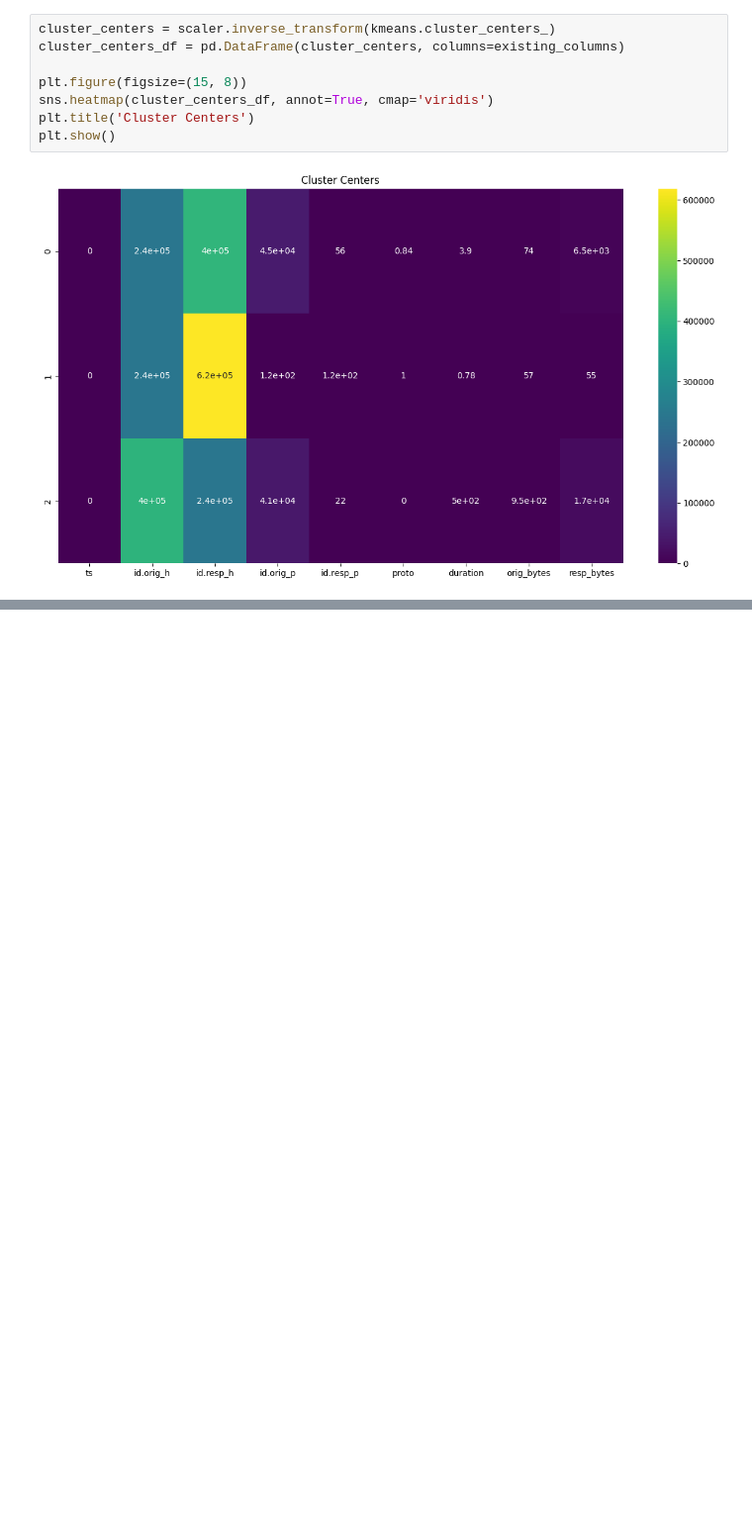
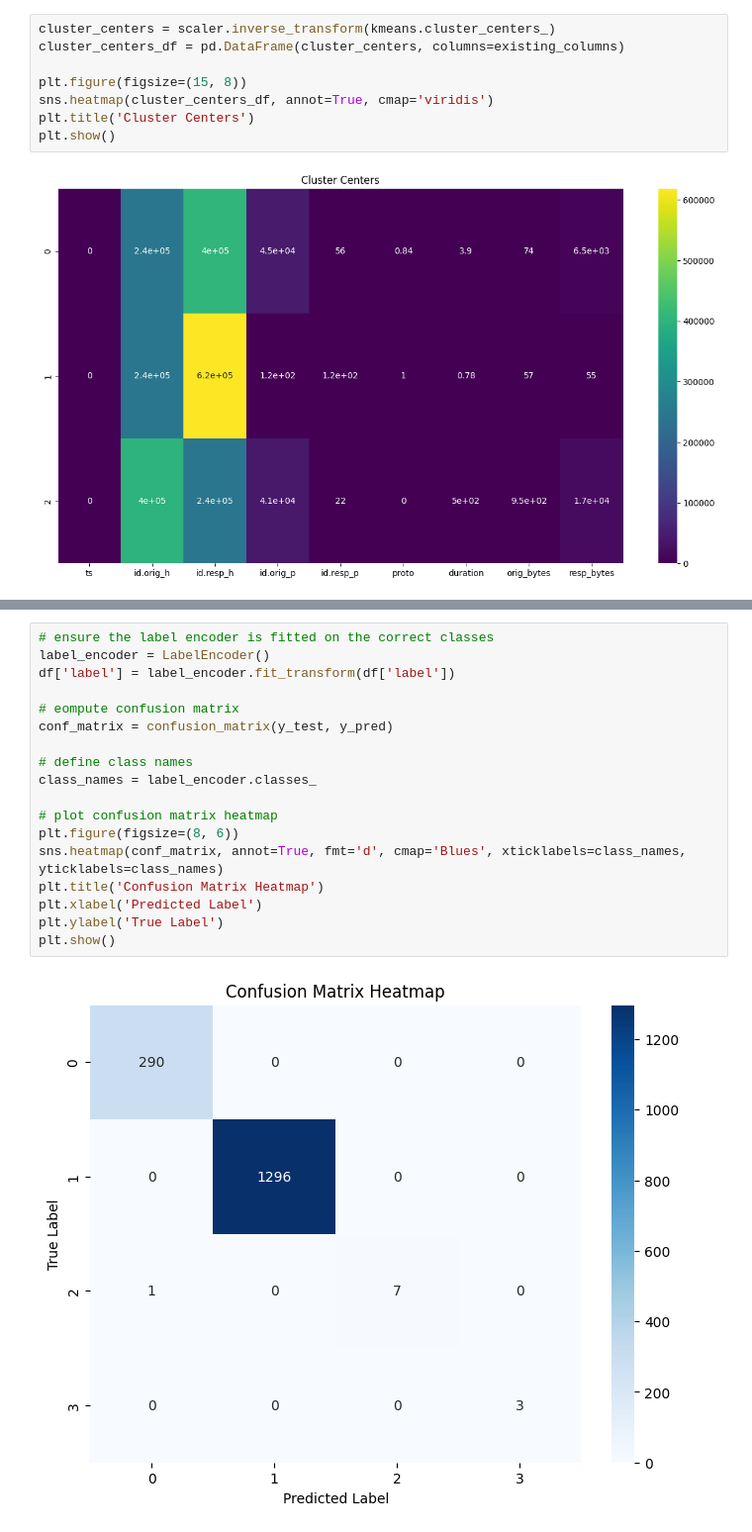
Before and after one commit to aurelisajuan/PredictBotnet, a Jupyter notebook: botnet-capture-34.ipynb, the cells around one changed output, grey strips where cells are left out. Shown at 99% size. Saved outputs shown, nothing was run; the diff lists cells and outputs as text; blank space fills up the shorter version.

```diff
--- a/botnet-capture-34.ipynb
+++ b/botnet-capture-34.ipynb
@@ -297,0 +394,20 @@ plt.show()
+# %%
+# ensure the label encoder is fitted on the correct classes
+label_encoder = LabelEncoder()
+df['label'] = label_encoder.fit_transform(df['label'])
+
+# eompute confusion matrix
+conf_matrix = confusion_matrix(y_test, y_pred)
+
+# define class names
+class_names = label_encoder.classes_
+
+# plot confusion matrix heatmap
+plt.figure(figsize=(8, 6))
+sns.heatmap(conf_matrix, annot=True, fmt='d', cmap='Blues', xticklabels=class_names, yticklabels=class_names)
+plt.title('Confusion Matrix Heatmap')
+plt.xlabel('Predicted Label')
+plt.ylabel('True Label')
+plt.show()
+# %% [output]
+[figure, added]
```
Also changed, not shown: parts of 4 cells of this notebook, 1 other file.
